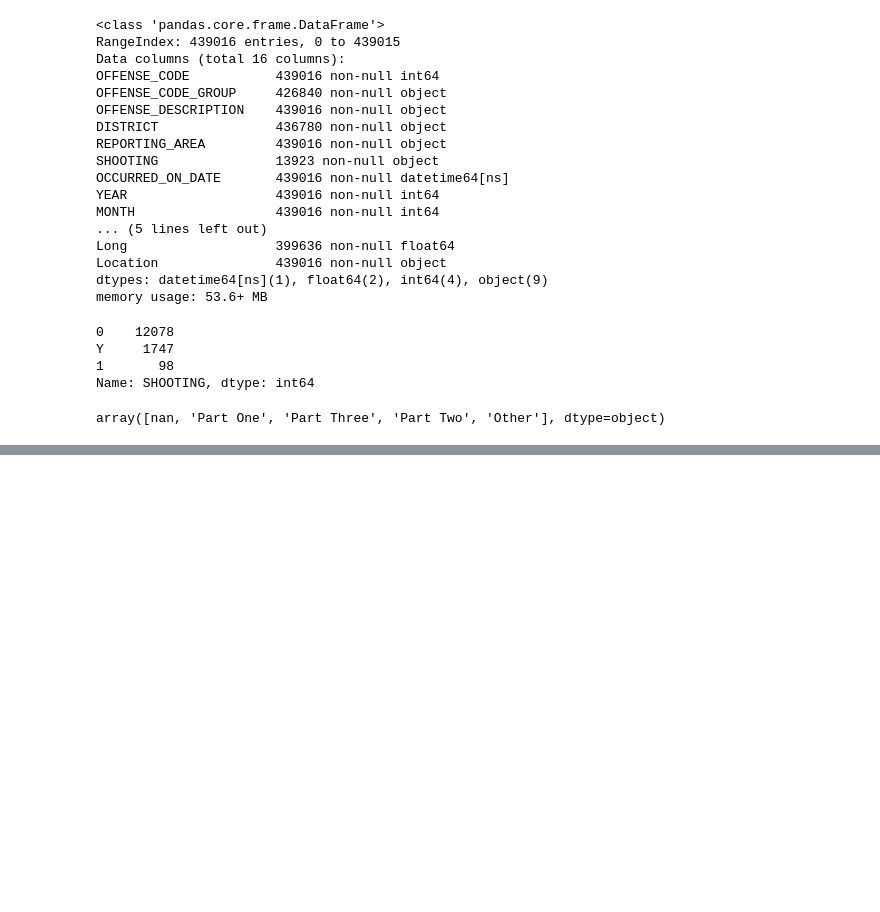
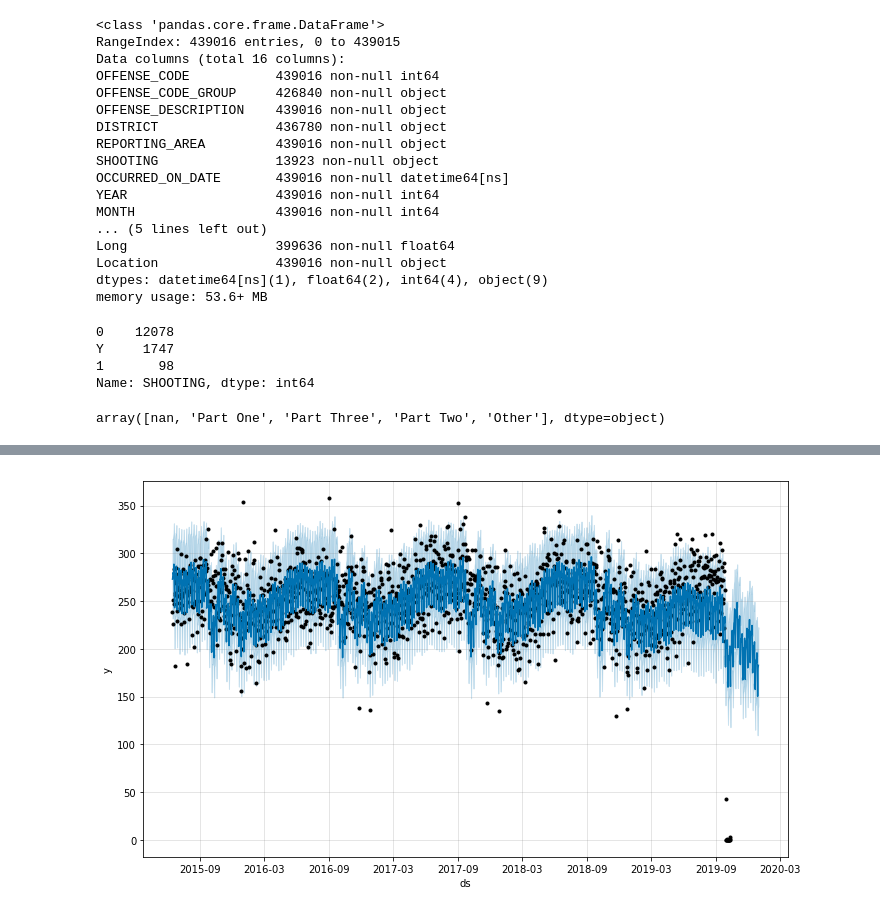
Before and after one commit to JanAdamiak/data_science_portfolio, a Jupyter notebook: Boston_crime_rate/Fast_cleanup.ipynb, the cells around one changed output, grey strips where cells are left out. Saved outputs shown, nothing was run; the diff lists cells and outputs as text; code cells hidden in the pictures; blank space fills up the shorter version.

```diff
--- a/Boston_crime_rate/Fast_cleanup.ipynb
+++ b/Boston_crime_rate/Fast_cleanup.ipynb
@@ -103,0 +133,12 @@ df.to_csv('C:\\Users\\Jan\\Desktop\\Projects\\Boston_crimes\\Boston_crimes_clean
+# %%
+last_day_of_current_year = datetime(datetime.today().year, 12, 31, 0, 0, 0, 0)
+last_day_in_data = daily_ts.index[-1]
+
+difference = (last_day_of_current_year - last_day_in_data).days
+# %%
+daily_ts = daily_ts.reset_index()
+daily_ts = daily_ts.rename(columns={'index': 'ds', 'daily_sum': 'y'})
+daily_ts.head()
+
+daily_model = Prophet()
+daily_model.fit(daily_ts)
@@ -103,0 +150,6 @@ df.to_csv('C:\\Users\\Jan\\Desktop\\Projects\\Boston_crimes\\Boston_crimes_clean
+# %%
+future_data = daily_model.make_future_dataframe(periods=difference, freq='D')
+forecast_data = daily_model.predict(future_data)
+ax = daily_model.plot(forecast_data)
+# %% [output]
+[figure, added]
```
Also changed, not shown: parts of 17 cells of this notebook.
